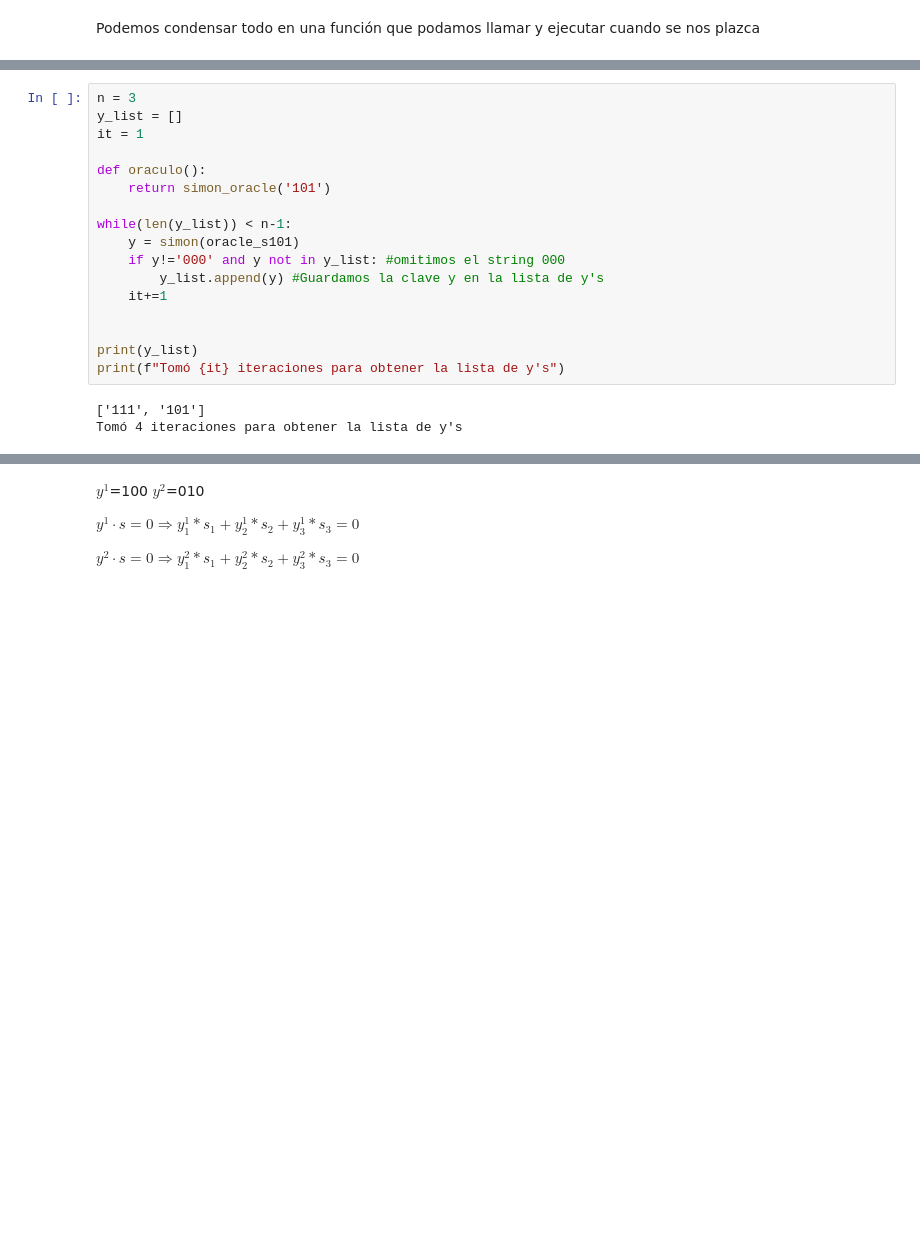
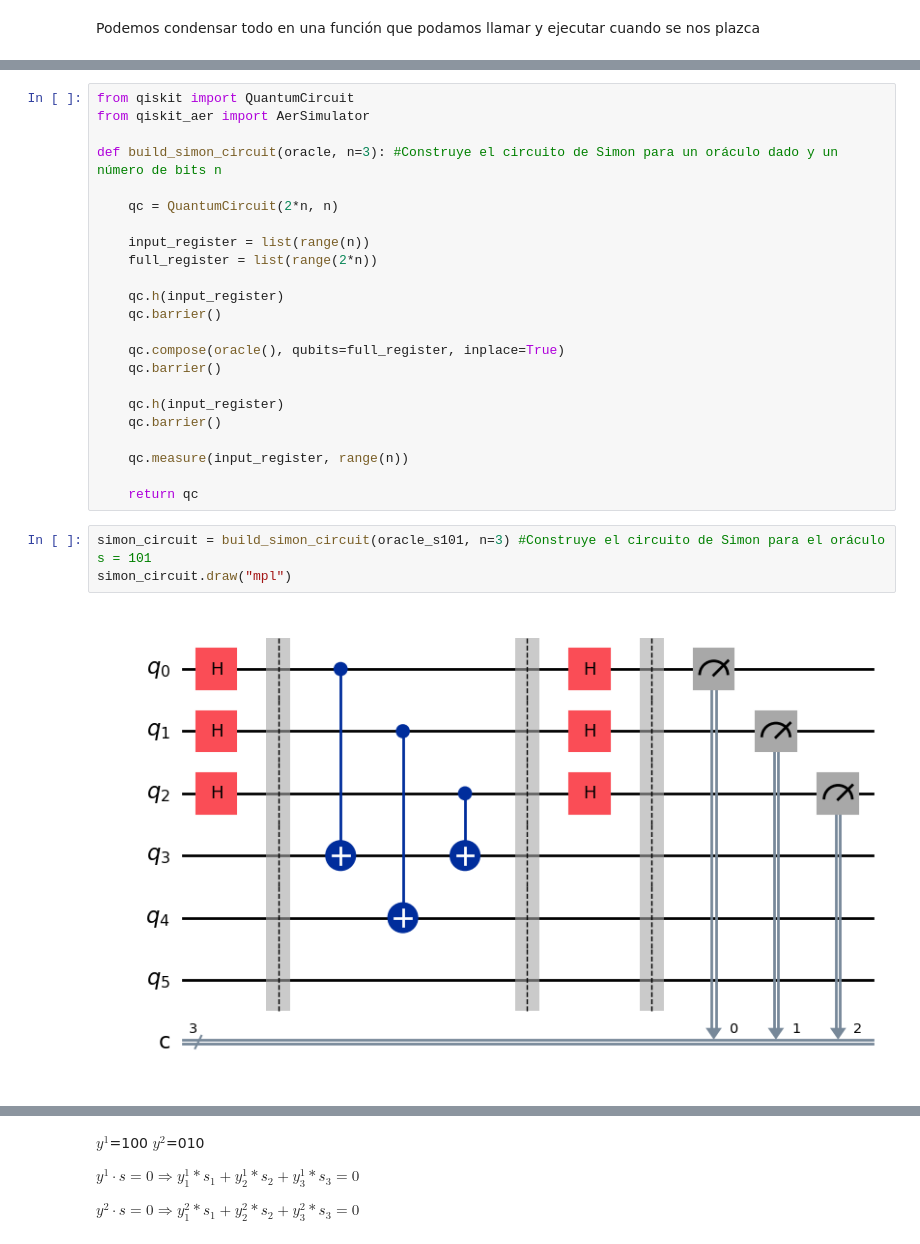
Before and after one commit to BenSanHer/CC2-2026-2-UNAM, a Jupyter notebook: Sesiones de laboratorio/Sesion 5/Sesion_5_Algoritmo_de_Simon.ipynb, the cells around one changed output, grey strips where cells are left out. Saved outputs shown, nothing was run; the diff lists cells and outputs as text; blank space fills up the shorter version.

```diff
--- a/Sesiones de laboratorio/Sesion 5/Sesion_5_Algoritmo_de_Simon.ipynb
+++ b/Sesiones de laboratorio/Sesion 5/Sesion_5_Algoritmo_de_Simon.ipynb
@@ -343,20 +273,28 @@ def simon(simon_oracle):
-# %%
-n = 3
-y_list = []
-it = 1
-
-def oraculo():
-    return simon_oracle('101')
-
-while(len(y_list)) < n-1:
-    y = simon(oracle_s101)
-    if y!='000' and y not in y_list: #omitimos el string 000
-        y_list.append(y) #Guardamos la clave y en la lista de y's
-    it+=1
-
-
-print(y_list)
-print(f"Tomó {it} iteraciones para obtener la lista de y's")
-# %% [output]
-['111', '101']
-Tomó 4 iteraciones para obtener la lista de y's
+# %%
+from qiskit import QuantumCircuit
+from qiskit_aer import AerSimulator
+
+def build_simon_circuit(oracle, n=3): #Construye el circuito de Simon para un oráculo dado y un número de bits n
+
+    qc = QuantumCircuit(2*n, n)
+
+    input_register = list(range(n))
+    full_register = list(range(2*n))
+
+    qc.h(input_register)
+    qc.barrier()
+
+    qc.compose(oracle(), qubits=full_register, inplace=True)
+    qc.barrier()
+
+    qc.h(input_register)
+    qc.barrier()
+
+    qc.measure(input_register, range(n))
+
+    return qc
+# %%
+simon_circuit = build_simon_circuit(oracle_s101, n=3) #Construye el circuito de Simon para el oráculo s = 101
+simon_circuit.draw("mpl")
+# %% [output]
+[figure, added]
```
Also changed, not shown: parts of 14 cells of this notebook.
